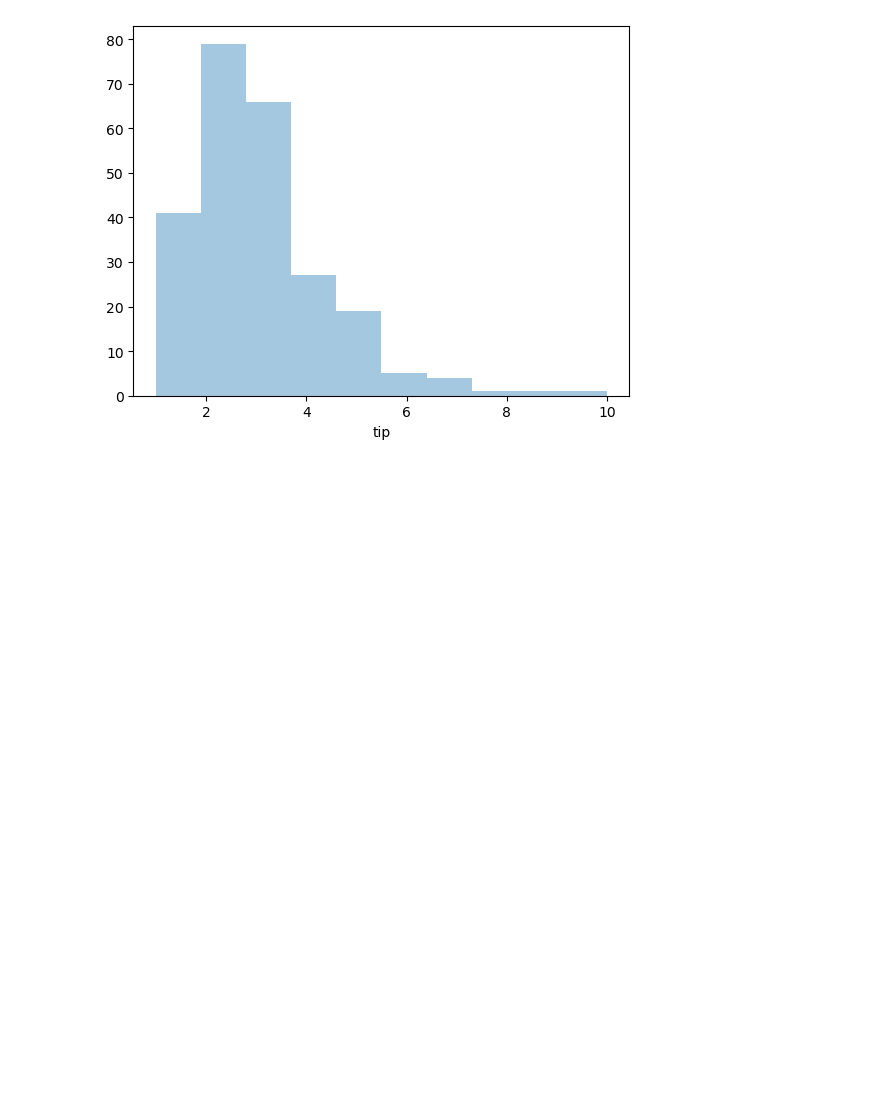
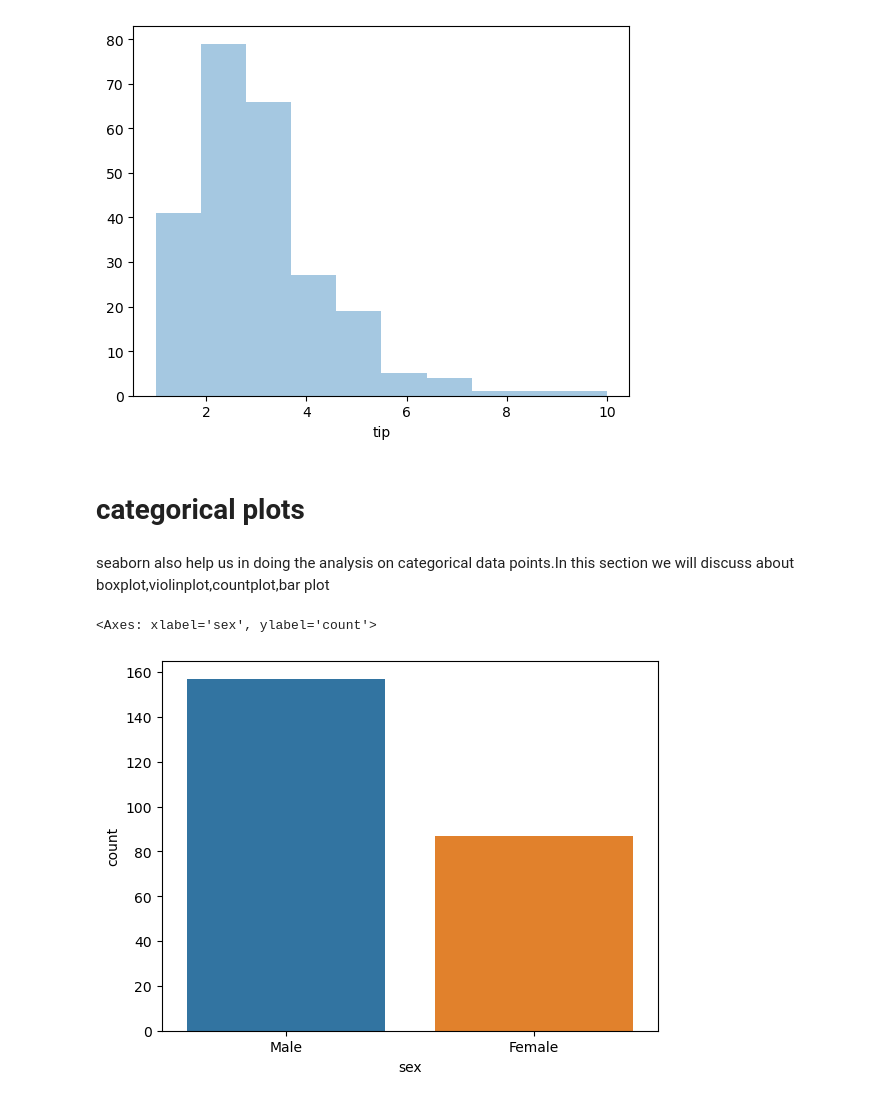
Before and after one commit to Prachiy031/DS_libraries, a Jupyter notebook: LibrariesInPython.ipynb, the cells around one changed output. Drawn from its saved outputs; the diff is of its cells as text; code cells hidden in the pictures; blank space fills up the shorter version.

```diff
--- a/LibrariesInPython.ipynb
+++ b/LibrariesInPython.ipynb
@@ -780,3 +780,13 @@ https://gist.github.com/mwaskom/de44147ed2974457ad6372750bbe5751
   sns.distplot(df['tip'],kde=False,bins=10)   #kde : kernel density extinguisher  if it is true then y axis value will be in decimal points adnd added line too if it is false then y axis values willbe ...
 <Axes: xlabel='tip'>
 [figure]
+# %% [markdown]
+# categorical plots
+# %% [markdown]
+seaborn also help us in doing the analysis on categorical data points.In this section we will discuss about boxplot,violinplot,countplot,bar plot
+# %%
+#count plots
+sns.countplot(x='sex',data=df) #basically return count of each category
+# %% [output]
+<Axes: xlabel='sex', ylabel='count'>
+[figure, added]
```
Also changed, not shown: parts of 9 cells of this notebook.
